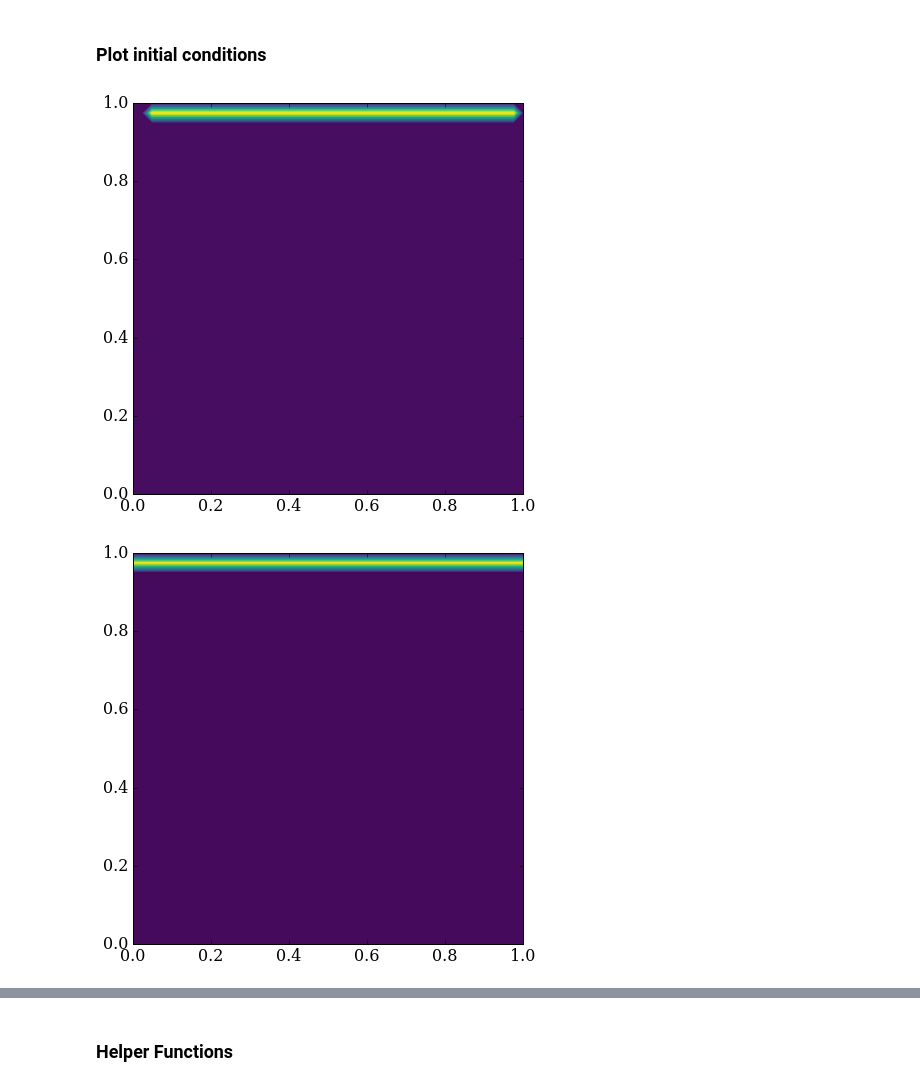
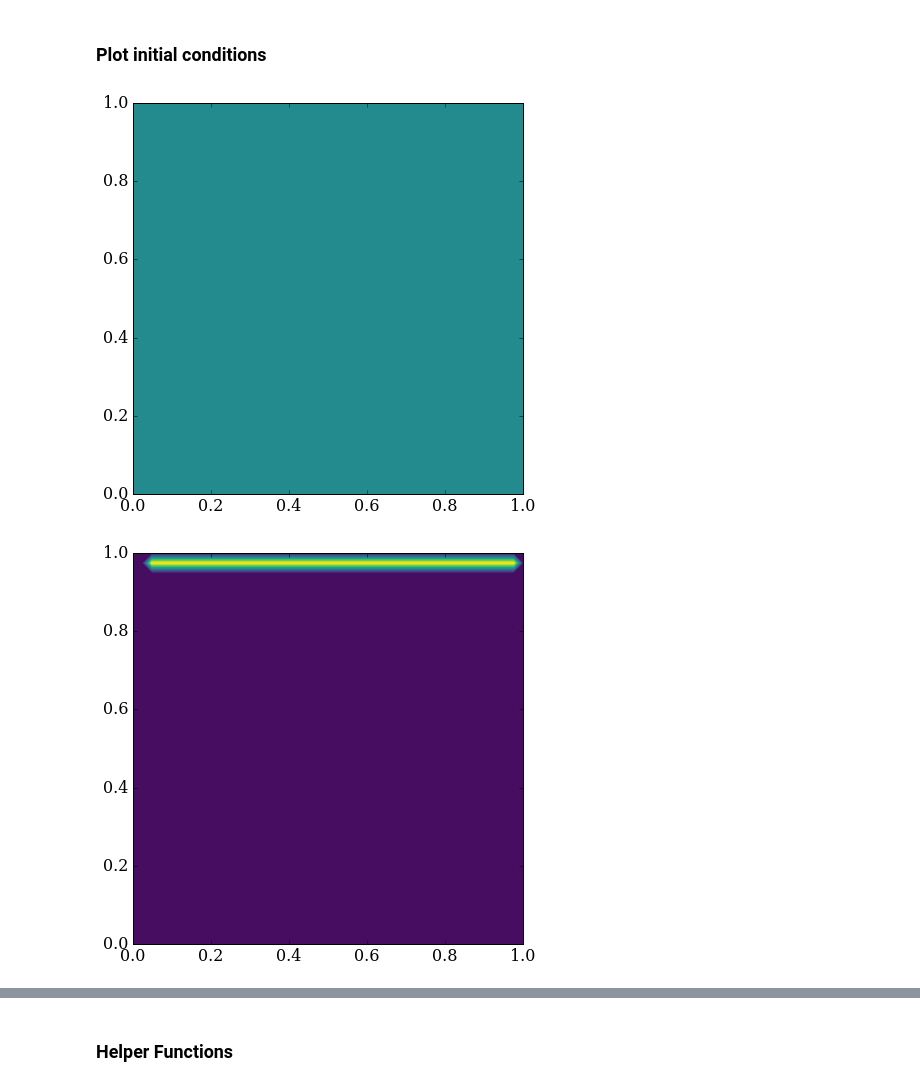
Before and after one commit to gavinconran/numerical-mooc, a Jupyter notebook: lessons/05_relax/05_05_Stokes.Flow.ipynb, the cells around one changed output, grey strips where cells are left out. Cells and saved outputs as stored; diff of their text form; code cells hidden in the pictures.

```diff
--- a/lessons/05_relax/05_05_Stokes.Flow.ipynb
+++ b/lessons/05_relax/05_05_Stokes.Flow.ipynb
@@ -208,11 +208,15 @@ omega[2, 2:-1] += U[2, 2:-1]
 # %% [markdown]
 ### Plot initial conditions
 # %%
+pyplot.figure(figsize=(7,7))
+pyplot.contourf(x,y,U,20, cmap=cm.viridis);
+
+
 pyplot.figure(figsize=(7,7))
 pyplot.contourf(x,y,omega,20, cmap=cm.viridis);
 
 pyplot.figure(figsize=(7,7))
 pyplot.contourf(x,y,psi,20, cmap=cm.viridis);
 # %% [output]
-[figure, old version]
+[figure, new version]
-[figure, old version]
+[figure, new version]
```
Also changed, not shown: parts of 1 cell of this notebook.
